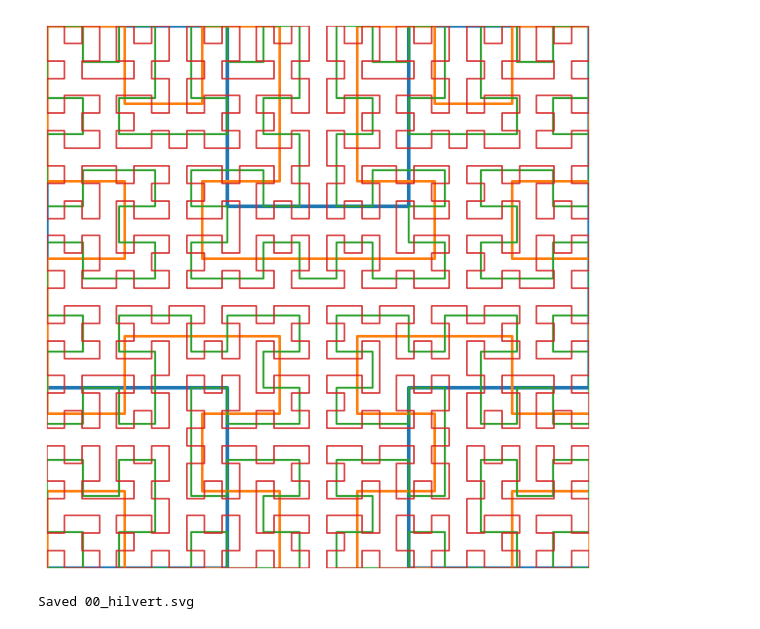
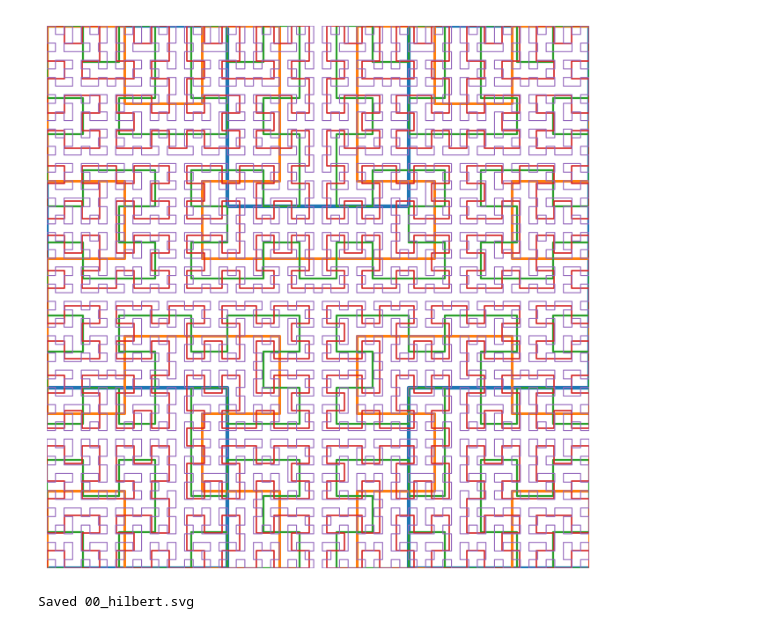
Before and after one commit to stefanhuber1993/PenPlotter, a Jupyter notebook: patterns/00_cmyk.ipynb, the cells around one changed output. Cells and saved outputs as stored; diff of their text form; code cells hidden in the pictures.

```diff
--- a/patterns/00_cmyk.ipynb
+++ b/patterns/00_cmyk.ipynb
@@ -99,36 +35,36 @@ def hilbert_points(order):
     pts = np.empty((total, 2), dtype=float)
     for d in range(total):
         x, y = _d2xy(n, d)
         pts[d] = (x, y)
     # normalize to [0,1]
     pts /= (n - 1)
     return pts
 
 # Plot settings
-orders = [2,3,4,5]          # four iterations
-colors = ["C0", "C1", "C2", "C3"]
-linewidths = [3.0, 2.2, 1.6, 1.2]
+orders = [2,3,4,5,6]          # four iterations
+colors = ["C0", "C1", "C2", "C3", "C4"]
+linewidths = [3.0, 2.2, 1.6, 1.2, 0.8]
 figsize = (8, 8)
-outfile = "00_hilvert.svg"
+outfile = "00_hilbert.svg"
 
 fig, ax = plt.subplots(figsize=figsize)
 
 for o, c, lw in zip(orders, colors, linewidths):
     pts = hilbert_points(o)
     ax.plot(pts[:, 0], pts[:, 1], c=c, lw=lw, solid_joinstyle="round", solid_capstyle="round", label=f"Order {o}")
 
 ax.set_aspect("equal", adjustable="box")
 ax.set_xlim(0, 1)
 ax.set_ylim(0, 1)
 ax.set_xticks([])
 ax.set_yticks([])
 ax.set_frame_on(False)
 #ax.legend(loc="upper left", frameon=False)
 
 plt.savefig(outfile, format="svg", bbox_inches="tight")
 plt.show()
 
 print(f"Saved {outfile}")
 # %% [output]
-[figure, old version]
+[figure, new version]
-Saved 00_hilvert.svg
+Saved 00_hilbert.svg
```
Also changed, not shown: parts of 1 cell of this notebook, 14 other files.
